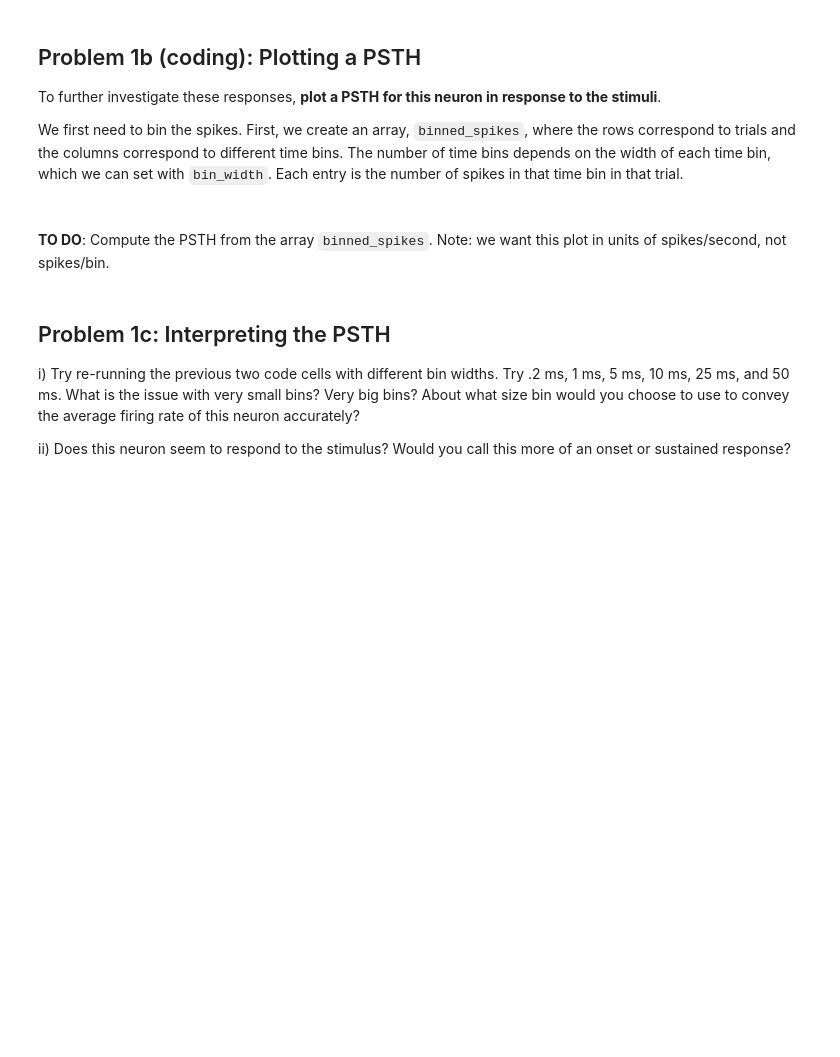
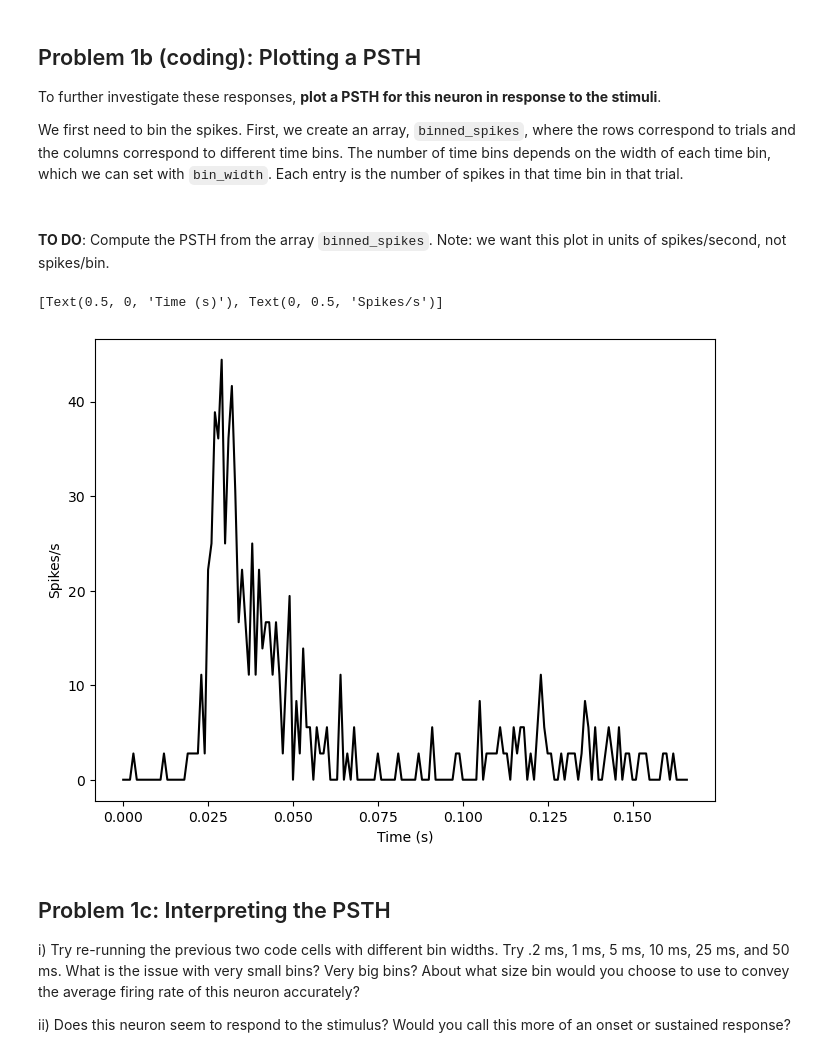
Before and after one commit to djordjeivanovic11/neuro120, a Jupyter notebook: HW2/HW2_P1_AuditoryResponses.ipynb, the cells around one changed output. Saved outputs shown, nothing was run; the diff lists cells and outputs as text; code cells hidden in the pictures; blank space fills up the shorter version.

```diff
--- a/HW2/HW2_P1_AuditoryResponses.ipynb
+++ b/HW2/HW2_P1_AuditoryResponses.ipynb
@@ -30,5 +30,5 @@ Recall that the exposure stimulus is a continuous chord pulse repeated at 6 Hz.
 It might help to visualize this array of arrays to know what that means.
 # %%
 # How many trials are included in 'spikes_single_neuron'?
-n_trials = ...
+n_trials = len(spikes_single_neuron)
 print(n_trials)
@@ -67,14 +72,17 @@ for i_trial in range(n_trials):
 <br>**TO DO**: Compute the PSTH from the array `binned_spikes`. Note: we want this plot in units of spikes/second, not spikes/bin.
 # %%
 # TO DO: Compute PSTH
-PSTH = ...
+PSTH = binned_spikes.mean(axis=0) / bin_width
 
 # Plot PSTH
 fig, ax = plt.subplots(1, 1, figsize=(8, 6))
 ax.plot(np.arange(0, 1/6, bin_width), PSTH, 'k')
 
 # TO DO: set axis labels
-ax.set(...);
+ax.set(xlabel="Time (s)", ylabel="Spikes/s")
+# %% [output]
+[Text(0.5, 0, 'Time (s)'), Text(0, 0.5, 'Spikes/s')]
+[figure, added]
 # %% [markdown]
 ## Problem 1c: Interpreting the PSTH
 
```
Also changed, not shown: parts of 19 cells of this notebook, 2 other files.
